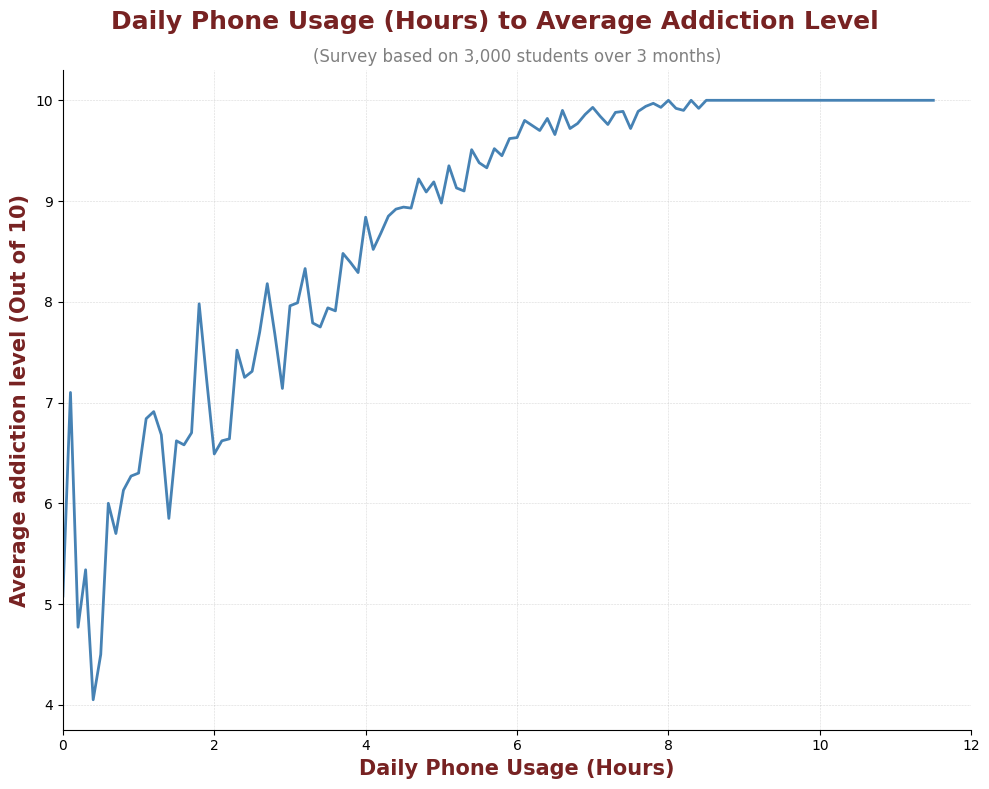
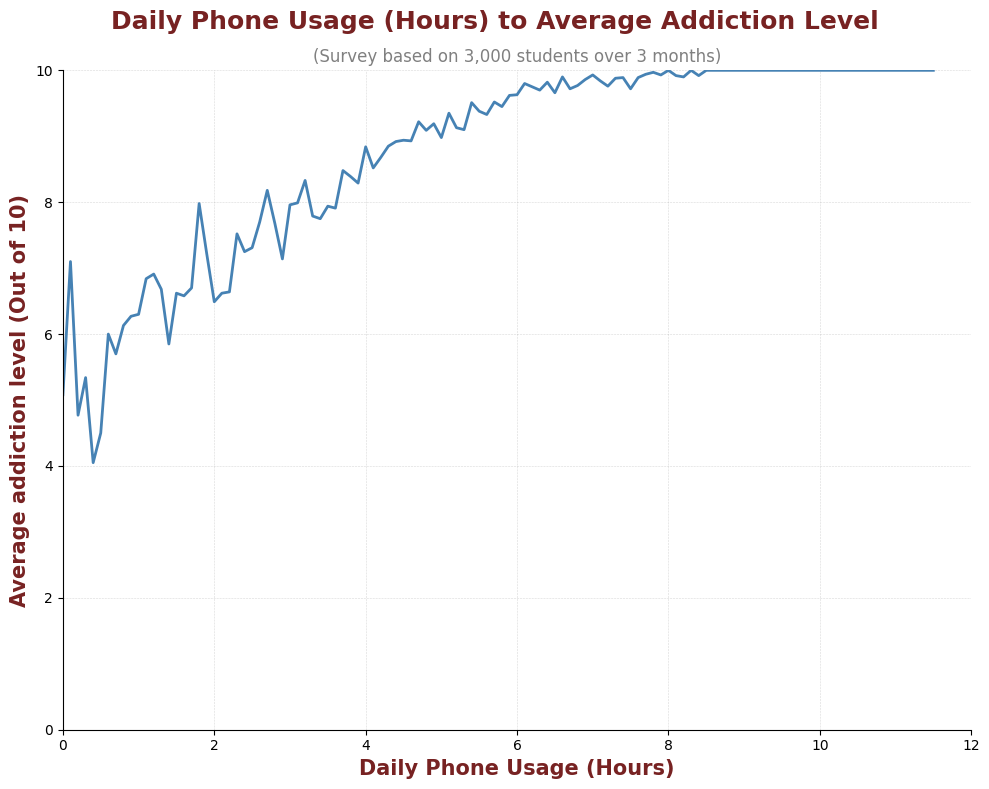
Code edit (unified diff) that turned the first committed figure into the second:
--- before
+++ after
@@ -18,5 +18,5 @@
 ax.spines['right'].set_visible(False)
 ax.set_xlim(0,12)
-
+ax.set_ylim(0,10)
 
 

Commit: Updated axes